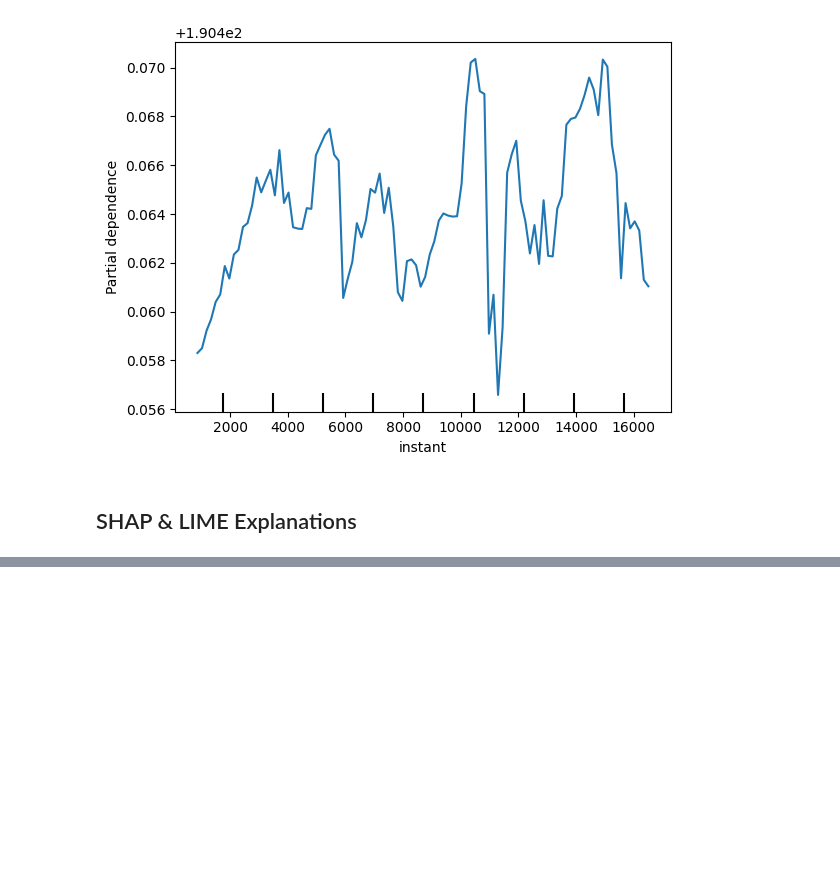
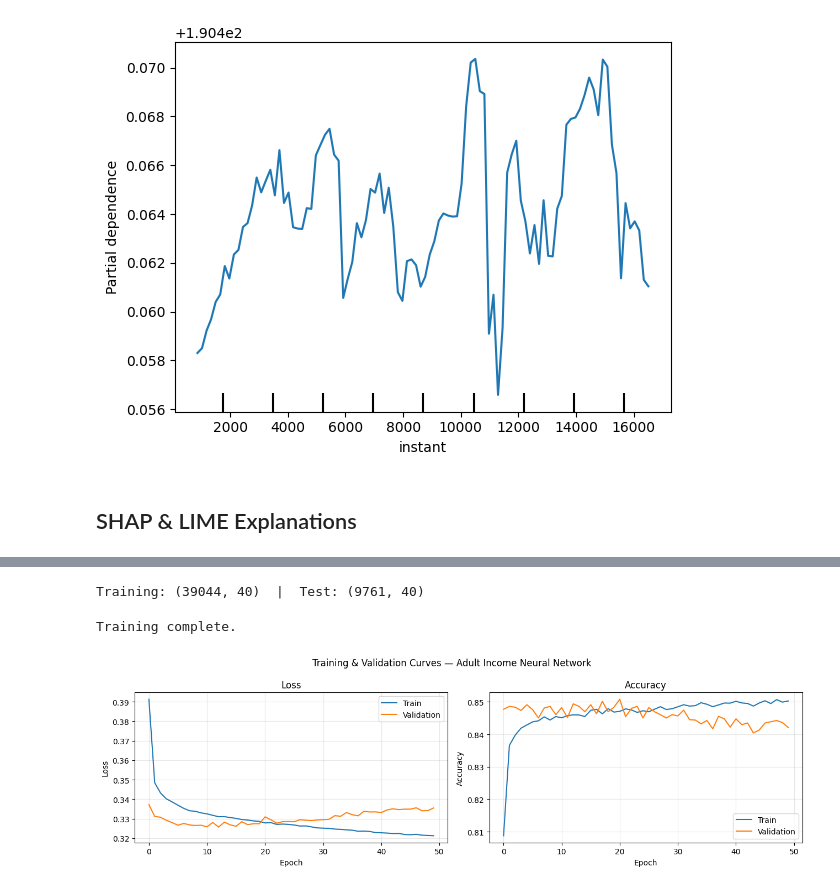
Before and after one commit to X1las/DaT, a Jupyter notebook: exam_handin_jwsc.ipynb, the cells around one changed output, grey strips where cells are left out. Saved outputs shown, nothing was run; the diff lists cells and outputs as text; code cells hidden in the pictures; blank space fills up the shorter version.

```diff
--- a/exam_handin_jwsc.ipynb
+++ b/exam_handin_jwsc.ipynb
@@ -1961,0 +2412,59 @@ W0000 00:00:1773503040.891200   28727 prefetch_autotuner.cc:55] Prefetch autotun
+# %%
+
+from sklearn.preprocessing import StandardScaler
+
+# One-hot encode the required categorical columns
+adult_enc = pd.get_dummies(adult_nn,
+    columns=["workclass", "education", "marital-status", "occupation", "relationship"],
+    drop_first=True, dtype=int)
+
+X_nn = adult_enc.drop(columns=["income>50K"]).to_numpy()
+y_nn = adult_enc["income>50K"].to_numpy()
+
+X_nn_train, X_nn_test, y_nn_train, y_nn_test = train_test_split(
+    X_nn, y_nn, test_size=0.2, random_state=42)
+
+# Scale features (not the target)
+scaler_nn = StandardScaler()
+X_nn_train_sc = scaler_nn.fit_transform(X_nn_train)
+X_nn_test_sc  = scaler_nn.transform(X_nn_test)
+
+print(f"Training: {X_nn_train_sc.shape}  |  Test: {X_nn_test_sc.shape}")
+
+# Build model: two hidden dense layers (16 neurons, relu), sigmoid output
+nn_model = keras.Sequential([
+    layers.Dense(16, activation="relu", input_shape=(X_nn_train_sc.shape[1],)),
+    layers.Dense(16, activation="relu"),
+    layers.Dense(1,  activation="sigmoid"),
+])
+nn_model.compile(optimizer="adam", loss="binary_crossentropy", metrics=["accuracy"])
+
+history_nn = nn_model.fit(
+    X_nn_train_sc, y_nn_train,
+    epochs=50, batch_size=32, validation_split=0.2,
+    verbose=0,
+)
+print("Training complete.")
+# %% [output]
+Training: (39044, 40)  |  Test: (9761, 40)
+Training complete.
+# %%
+
+# Plot training and validation loss/accuracy to decide on best number of epochs
+fig, axes = plt.subplots(1, 2, figsize=(13, 4))
+
+axes[0].plot(history_nn.history["loss"],     label="Train")
+axes[0].plot(history_nn.history["val_loss"], label="Validation")
+axes[0].set(title="Loss", xlabel="Epoch", ylabel="Loss")
+axes[0].legend(); axes[0].grid(True, alpha=0.3)
+
+axes[1].plot(history_nn.history["accuracy"],     label="Train")
+axes[1].plot(history_nn.history["val_accuracy"], label="Validation")
+axes[1].set(title="Accuracy", xlabel="Epoch", ylabel="Accuracy")
+axes[1].legend(); axes[1].grid(True, alpha=0.3)
+
+plt.suptitle("Training & Validation Curves — Adult Income Neural Network")
+plt.tight_layout()
+plt.show()
+# %% [output]
+[figure, added]
```
Also changed, not shown: parts of 102 cells of this notebook, 9 other files.
